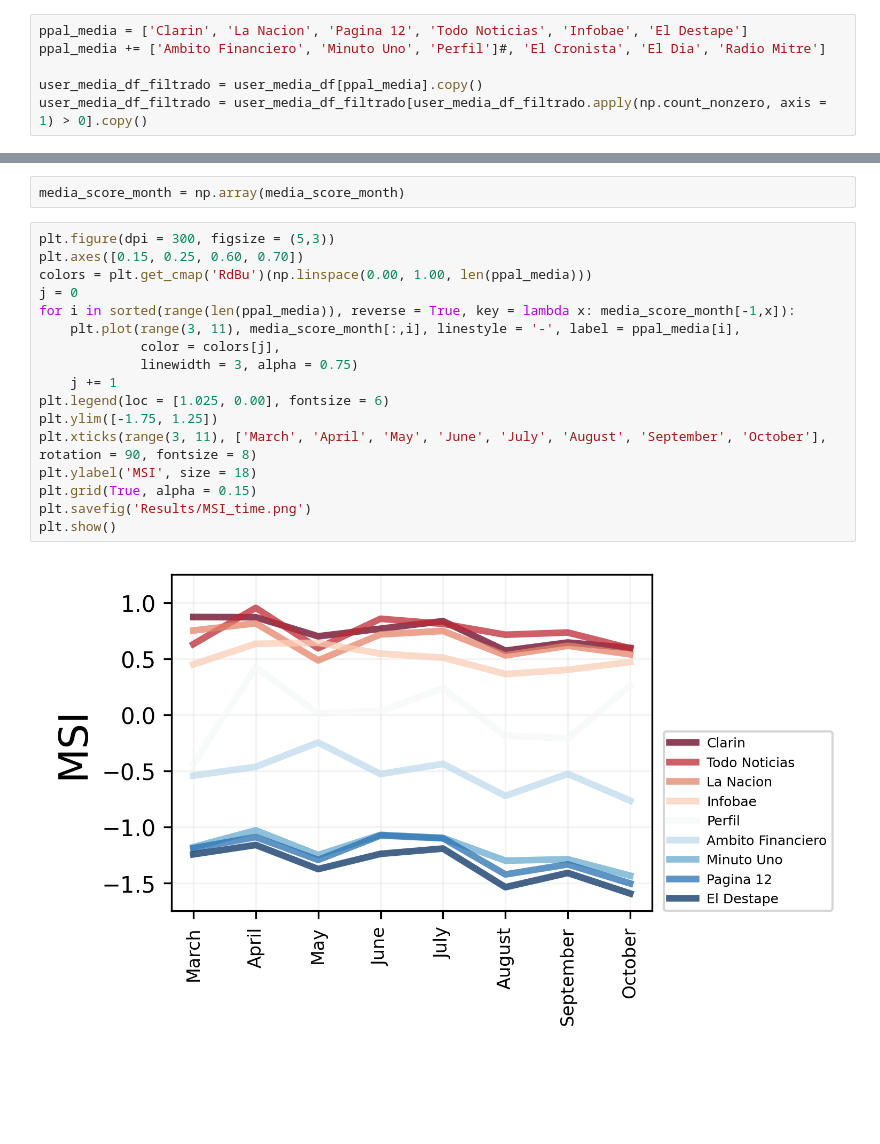
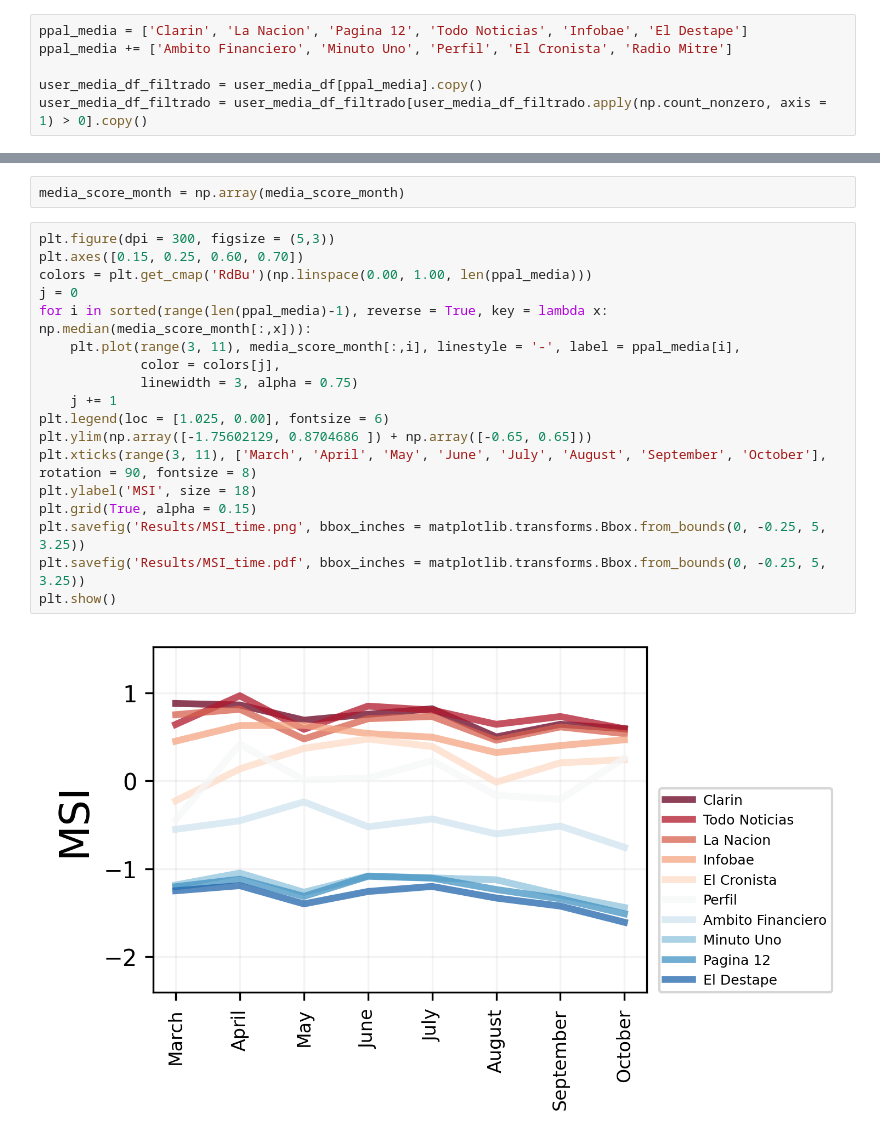
Before and after one commit to spinto88/MediaSharingIndex, a Jupyter notebook: MediaShareIndex_ppal_media.ipynb, the cells around one changed output, grey strips where cells are left out. Saved outputs shown, nothing was run; the diff lists cells and outputs as text; blank space fills up the shorter version.

```diff
--- a/MediaShareIndex_ppal_media.ipynb
+++ b/MediaShareIndex_ppal_media.ipynb
@@ -49,7 +50,7 @@ user_media_df.head(n = 5)
 | 760916 | 0.0 | 0.0 | 0.0 | 0.0 | 0.0 | 0.0 | 0.0 | 0.0 | ... |
 # %%
 ppal_media = ['Clarin', 'La Nacion', 'Pagina 12', 'Todo Noticias', 'Infobae', 'El Destape']
-ppal_media += ['Ambito Financiero', 'Minuto Uno', 'Perfil']#, 'El Cronista', 'El Dia', 'Radio Mitre']
+ppal_media += ['Ambito Financiero', 'Minuto Uno', 'Perfil', 'El Cronista', 'Radio Mitre']
 
 user_media_df_filtrado = user_media_df[ppal_media].copy()
 user_media_df_filtrado = user_media_df_filtrado[user_media_df_filtrado.apply(np.count_nonzero, axis = 1) > 0].copy()
@@ -144,19 +173,20 @@ media_score_month = np.array(media_score_month)
 # %%
 plt.figure(dpi = 300, figsize = (5,3))
 plt.axes([0.15, 0.25, 0.60, 0.70])
 colors = plt.get_cmap('RdBu')(np.linspace(0.00, 1.00, len(ppal_media)))
 j = 0
-for i in sorted(range(len(ppal_media)), reverse = True, key = lambda x: media_score_month[-1,x]):
+for i in sorted(range(len(ppal_media)-1), reverse = True, key = lambda x: np.median(media_score_month[:,x])):
     plt.plot(range(3, 11), media_score_month[:,i], linestyle = '-', label = ppal_media[i],
              color = colors[j],
              linewidth = 3, alpha = 0.75)
     j += 1
 plt.legend(loc = [1.025, 0.00], fontsize = 6)
-plt.ylim([-1.75, 1.25])
+plt.ylim(np.array([-1.75602129, 0.8704686 ]) + np.array([-0.65, 0.65]))
 plt.xticks(range(3, 11), ['March', 'April', 'May', 'June', 'July', 'August', 'September', 'October'], rotation = 90, fontsize = 8)
 plt.ylabel('MSI', size = 18)
 plt.grid(True, alpha = 0.15)
-plt.savefig('Results/MSI_time.png')
+plt.savefig('Results/MSI_time.png', bbox_inches = matplotlib.transforms.Bbox.from_bounds(0, -0.25, 5, 3.25))
+plt.savefig('Results/MSI_time.pdf', bbox_inches = matplotlib.transforms.Bbox.from_bounds(0, -0.25, 5, 3.25))
 plt.show()
 # %% [output]
-[figure, old version]
+[figure, new version]
```
Also changed, not shown: parts of 5 cells of this notebook, 18 other files.
